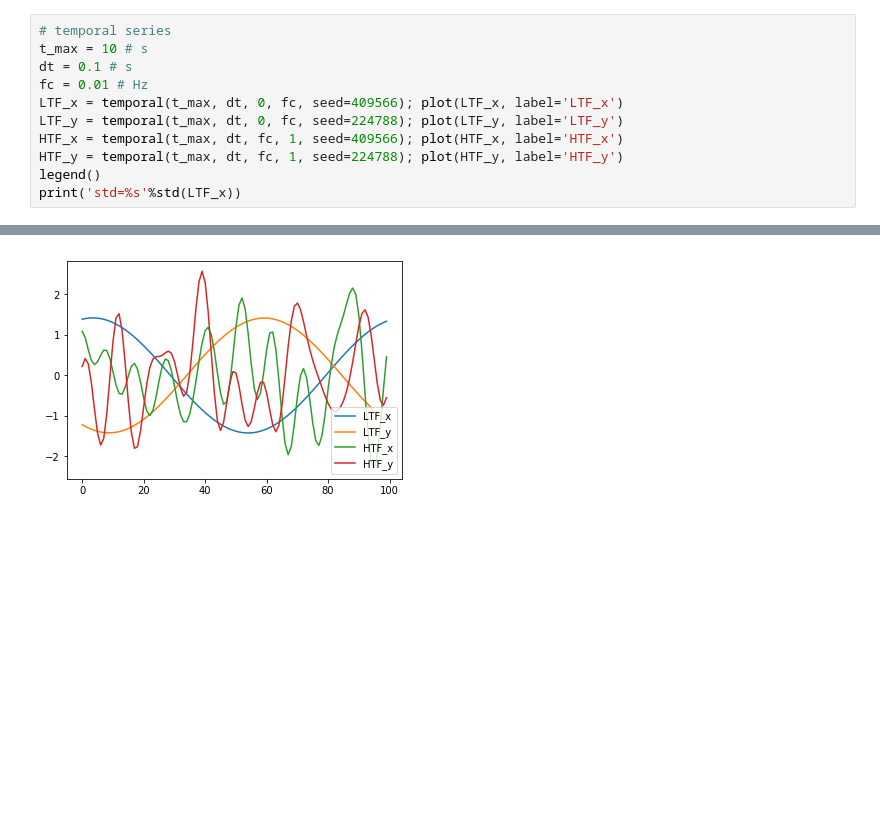
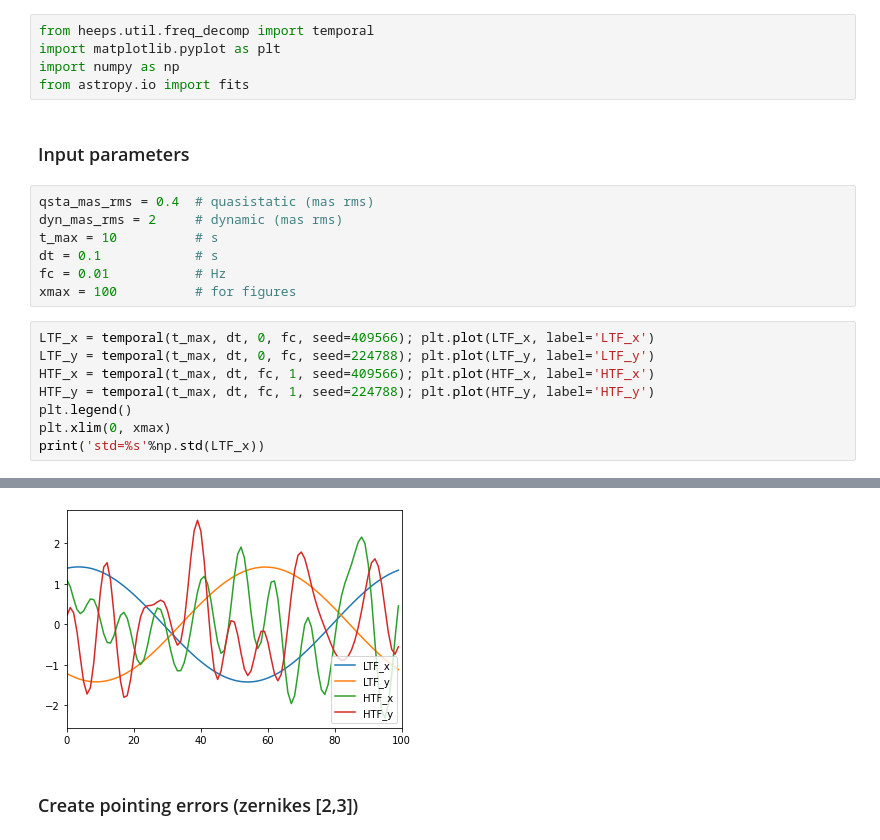
Before and after one commit to vortex-exoplanet/HEEPS, a Jupyter notebook: tools/create_point_err.ipynb, the cells around one changed output, grey strips where cells are left out. Cells and saved outputs as stored; diff of their text form; blank space fills up the shorter version.

```diff
--- a/tools/create_point_err.ipynb
+++ b/tools/create_point_err.ipynb
@@ -9,12 +1,23 @@ Populating the interactive namespace from numpy and matplotlib
+# %%
+from heeps.util.freq_decomp import temporal
+import matplotlib.pyplot as plt
+import numpy as np
+from astropy.io import fits
+# %% [markdown]
+### Input parameters
+# %%
+qsta_mas_rms = 0.4  # quasistatic (mas rms)
+dyn_mas_rms = 2     # dynamic (mas rms)
+t_max = 10          # s
+dt = 0.1            # s
+fc = 0.01           # Hz
+xmax = 100          # for figures
 # %%
-# temporal series
-t_max = 10 # s
-dt = 0.1 # s
-fc = 0.01 # Hz
-LTF_x = temporal(t_max, dt, 0, fc, seed=409566); plot(LTF_x, label='LTF_x')
-LTF_y = temporal(t_max, dt, 0, fc, seed=224788); plot(LTF_y, label='LTF_y')
-HTF_x = temporal(t_max, dt, fc, 1, seed=409566); plot(HTF_x, label='HTF_x')
-HTF_y = temporal(t_max, dt, fc, 1, seed=224788); plot(HTF_y, label='HTF_y')
-legend()
-print('std=%s'%std(LTF_x))
+LTF_x = temporal(t_max, dt, 0, fc, seed=409566); plt.plot(LTF_x, label='LTF_x')
+LTF_y = temporal(t_max, dt, 0, fc, seed=224788); plt.plot(LTF_y, label='LTF_y')
+HTF_x = temporal(t_max, dt, fc, 1, seed=409566); plt.plot(HTF_x, label='HTF_x')
+HTF_y = temporal(t_max, dt, fc, 1, seed=224788); plt.plot(HTF_y, label='HTF_y')
+plt.legend()
+plt.xlim(0, xmax)
+print('std=%s'%np.std(LTF_x))
 # %% [output]
@@ -22,2 +25,4 @@ std=1.0
-[figure, old version]
+[figure, new version]
+# %% [markdown]
+### Create pointing errors (zernikes [2,3])
 # %%
```
Also changed, not shown: parts of 5 cells of this notebook.
